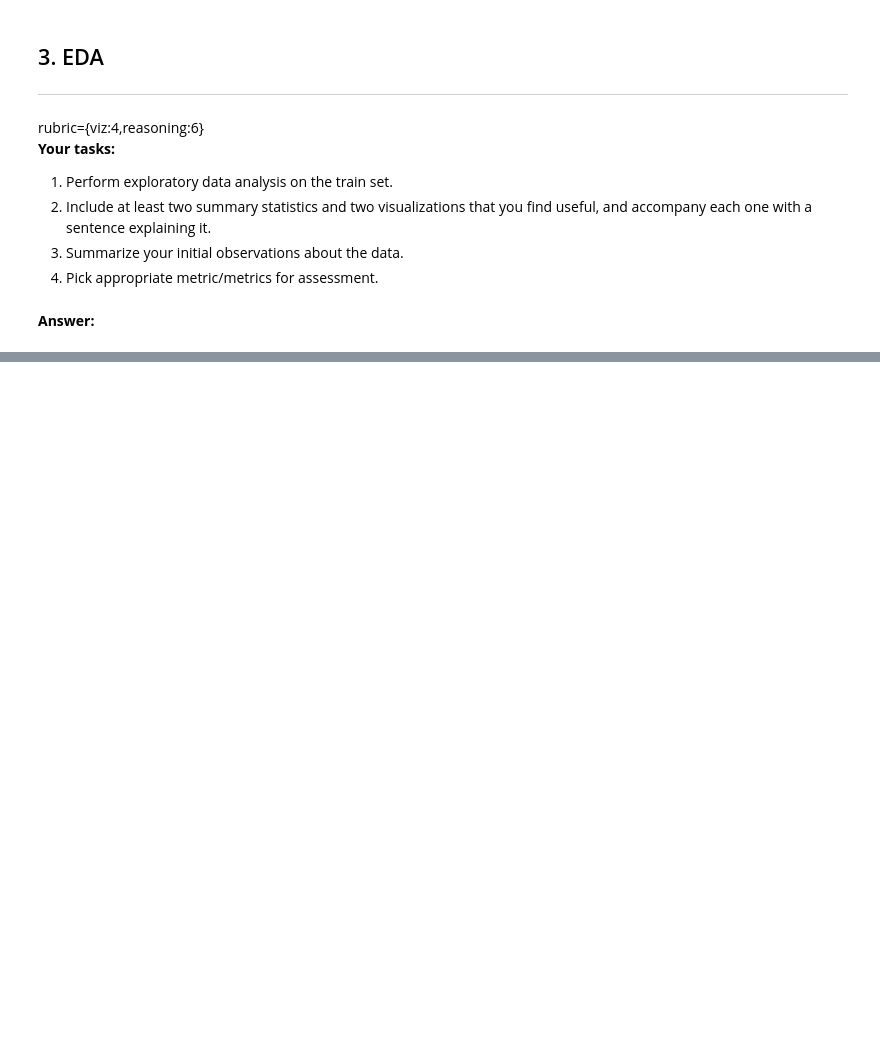
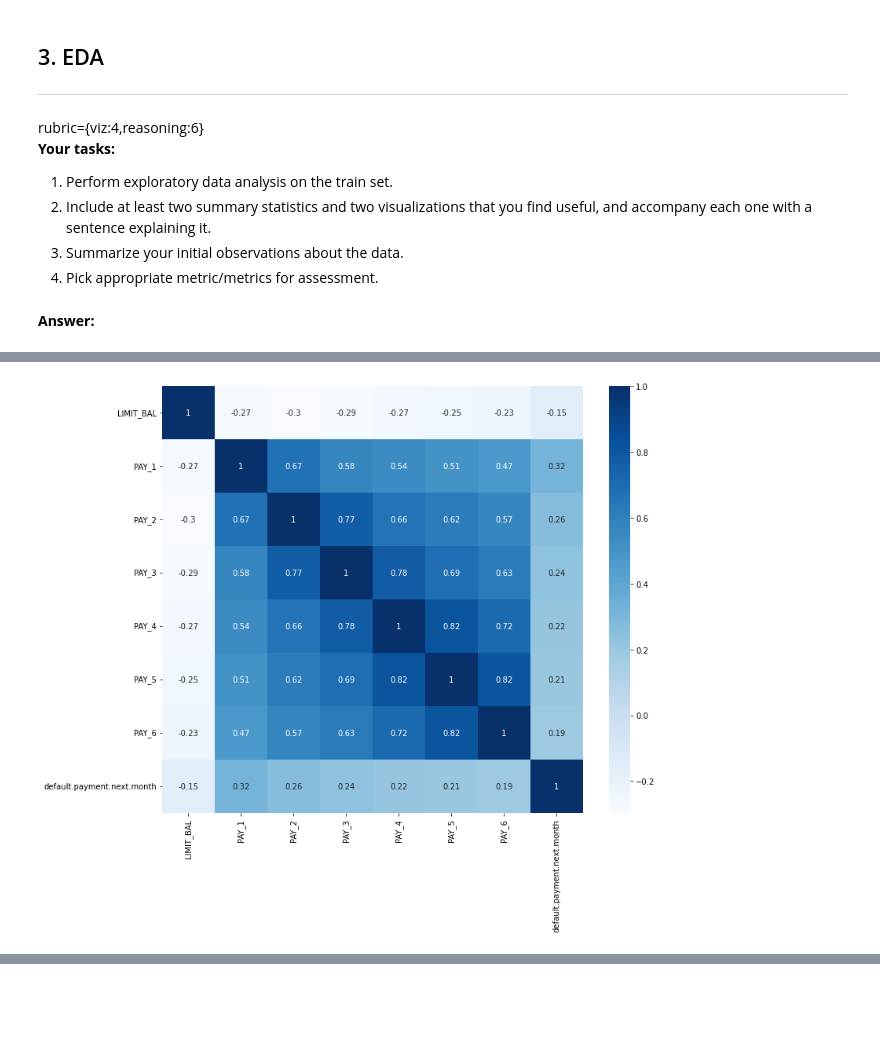
Before and after one commit to nobbynguyen/573Lab4_Classification_Group-GSN, a Jupyter notebook: lab4.ipynb, the cells around one changed output, grey strips where cells are left out. Drawn from its saved outputs; the diff is of its cells as text; code cells hidden in the pictures; blank space fills up the shorter version.

```diff
--- a/lab4.ipynb
+++ b/lab4.ipynb
@@ -264,0 +291,13 @@ rubric={viz:4,reasoning:6}
+# %%
+possibly_most_relevant = [
+    "LIMIT_BAL",
+    "PAY_1",
+    "PAY_2",
+    "PAY_3",
+    "PAY_4",
+    "PAY_5",
+    "PAY_6",
+    "default.payment.next.month",
+]
+cor_core = train_df[possibly_most_relevant].corr()
+cor_core
@@ -264,0 +314,8 @@ rubric={viz:4,reasoning:6}
+# %%
+import seaborn as sns
+
+plt.figure(figsize=(12, 10))
+sns.heatmap(cor_core, annot=True, cmap=plt.cm.Blues)
+plt.show()
+# %% [output]
+[figure, added]
```
Also changed, not shown: parts of 18 cells of this notebook.
